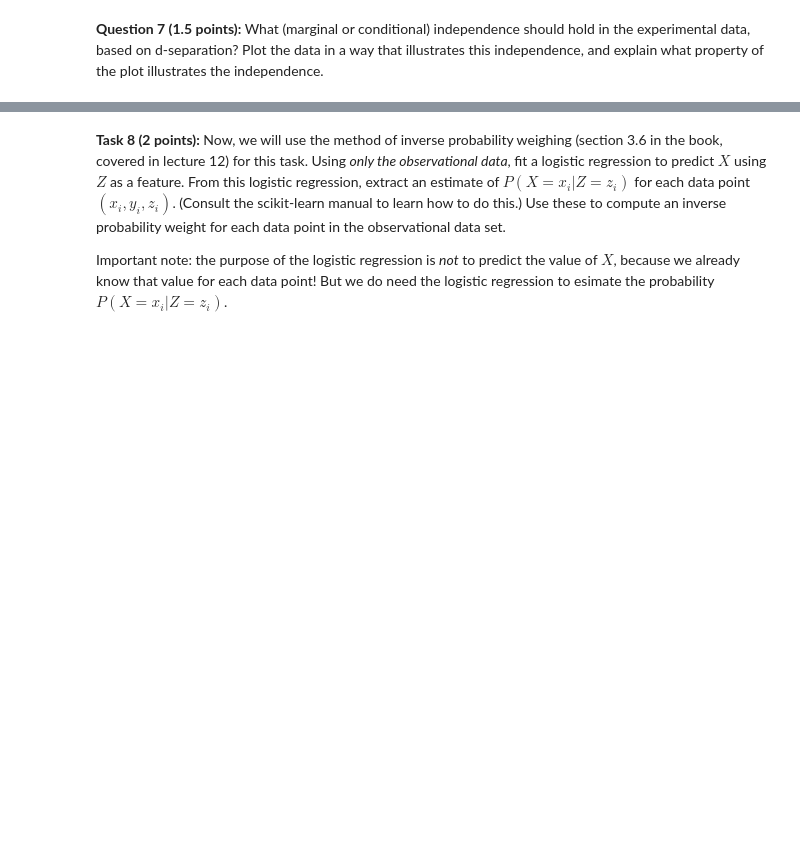
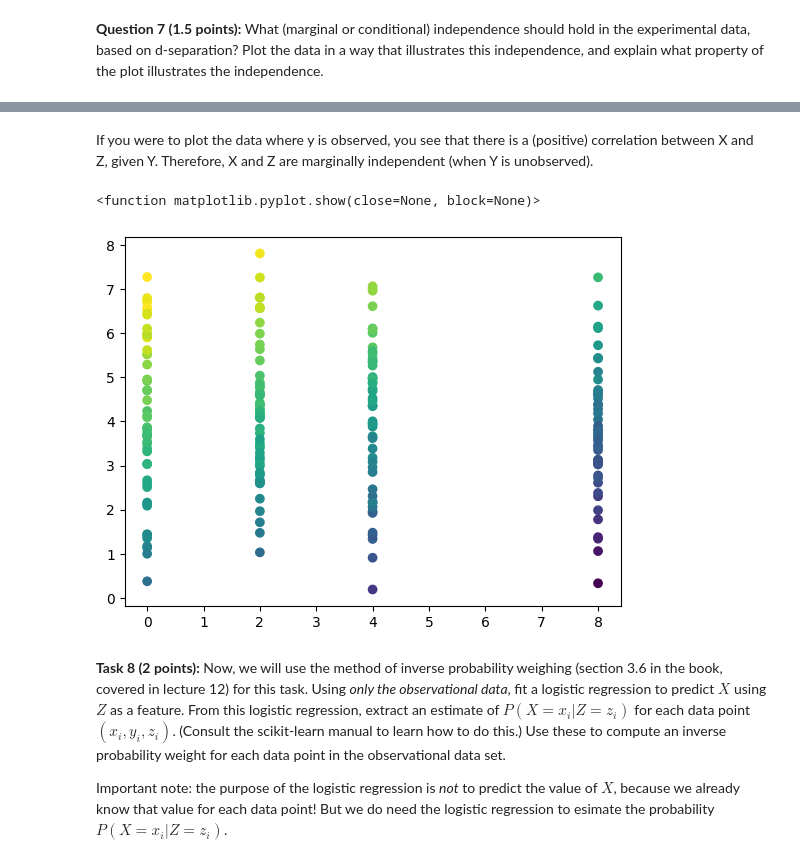
Before and after one commit to TijnvanHeertum/Advanced-Machine-Learning, a Jupyter notebook: assignment3/AML_assignment3.ipynb, the cells around one changed output, grey strips where cells are left out. Cells and saved outputs as stored; diff of their text form; code cells hidden in the pictures; blank space fills up the shorter version.

```diff
--- a/assignment3/AML_assignment3.ipynb
+++ b/assignment3/AML_assignment3.ipynb
@@ -176,3 +177,11 @@ plt.show
+# %% [markdown]
+If you were to plot the data where y is observed, you see that there is a (positive) correlation between X and Z, given Y. Therefore, X and Z are marginally independent (when Y is unobserved).
+# %%
+plt.scatter(x_exp, z_exp, c= y_exp)
+plt.show
+# %% [output]
+<function matplotlib.pyplot.show(close=None, block=None)>
+[figure, added]
 # %% [markdown]
 **Task 8 (2 points):** Now, we will use the method of inverse probability weighing (section 3.6 in the book, covered in lecture 12) for this task. Using *only the observational data*, fit a logistic regression to predict $X$ using $Z$ as a feature. From this logistic regression, extract an estimate of $P(X=x_i|Z=z_i)$ for each data point $(x_i, y_i, z_i)$. (Consult the scikit-learn manual to learn how to do this.) Use these to compute an inverse probability weight for each data point in the observational data set.
 
```
Also changed, not shown: parts of 11 cells of this notebook.
